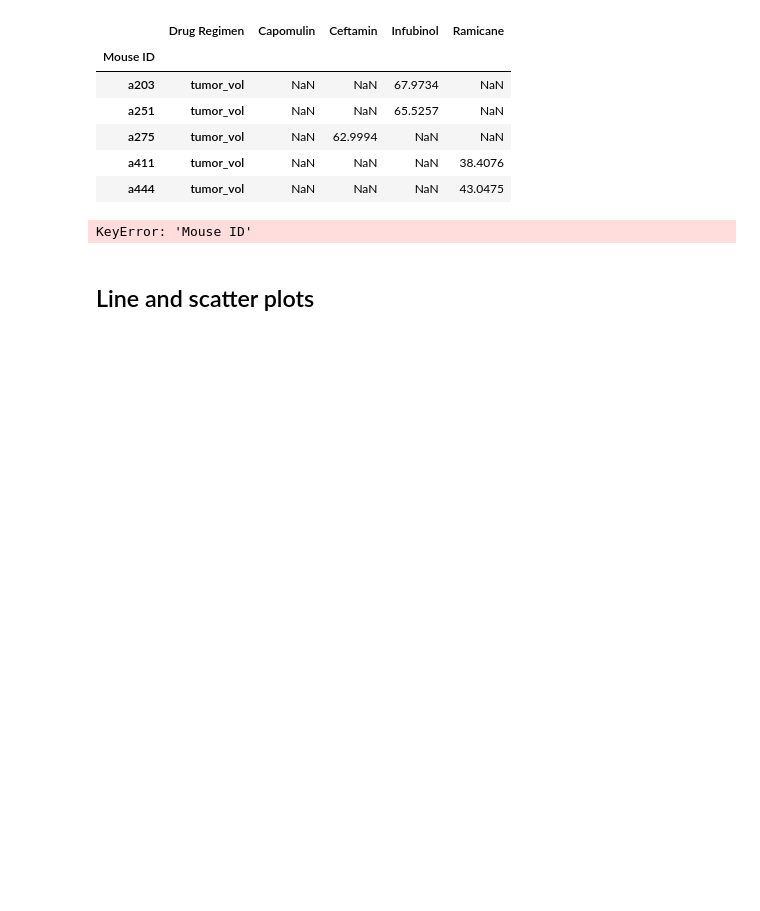
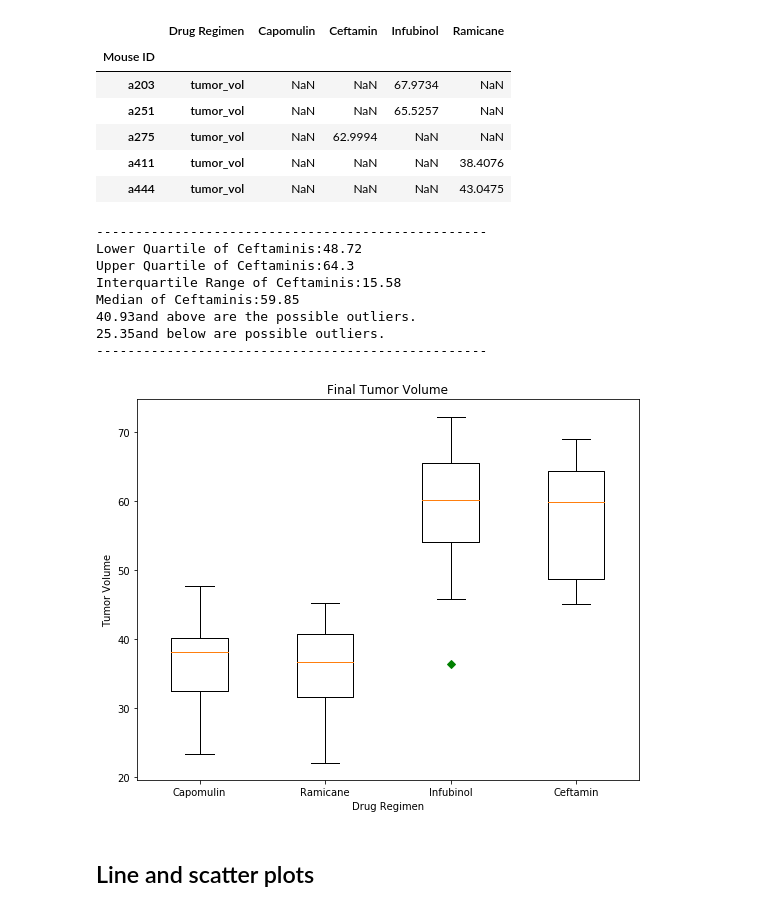
Before and after one commit to Avithegitty81/Matplotlib_Challenge, a Jupyter notebook: 05-Matplotlib/Instructions/Pymaceuticals/pymaceuticals_starter.ipynb, the cells around one changed output. Saved outputs shown, nothing was run; the diff lists cells and outputs as text; code cells hidden in the pictures; blank space fills up the shorter version.

```diff
--- a/05-Matplotlib/Instructions/Pymaceuticals/pymaceuticals_starter.ipynb
+++ b/05-Matplotlib/Instructions/Pymaceuticals/pymaceuticals_starter.ipynb
@@ -187,11 +191,11 @@ plt.show()
 # create a drug list
 drug_list = ["Capomulin", "Ramicane", "Infubinol", "Ceftamin"]
 # slice the data set
-drug_list = combined_data[combined_data["Drug Regimen"].isin(drug_list)]
-drug_list.head(50)
+drug_lists = combined_data[combined_data["Drug Regimen"].isin(drug_list)]
+drug_lists.head(50)
 
 # groupby drug regimen to determine the effectiveness
-drug_effect = drug_list.groupby(["Drug Regimen", "Mouse ID"]).agg(
+drug_effect = drug_lists.groupby(["Drug Regimen", "Mouse ID"]).agg(
     tumor_vol=("Tumor Volume (mm3)",lambda x:x.iloc[-1])).round(4)
 drug_effect
 
@@ -232,14 +236,33 @@ if counter == 0:
     print(f"--------------------------------------------------")
     counter += 1
 # %% [output]
-KeyError: 'Mouse ID'
+--------------------------------------------------
+Lower Quartile of Ceftaminis:48.72
+Upper Quartile of Ceftaminis:64.3
+Interquartile Range of Ceftaminis:15.58
+Median of Ceftaminis:59.85
+40.93and above are the possible outliers.
+25.35and below are possible outliers.
+--------------------------------------------------
 # %%
 # Generate a box plot of the final tumor volume of each mouse across four regimens of interest
 # make a list
 boxplot = []
 
 for drug in drug_list:
     boxplot.append(list(effect_unstack[drug].dropna()))
+
+# Boxplot labels and ticks
+fig1, ax = plt.subplots(figsize=(9,7))
+ax.set_title('Final Tumor Volume')
+ax.set_ylabel('Tumor Volume')
+ax.set_xlabel('Drug Regimen')
+ax.boxplot(boxplot, notch=0, sym='gD')
+plt.xticks([1, 2, 3, 4], drug_list)
+
+plt.show()
+# %% [output]
+[figure, added]
 # %% [markdown]
 ## Line and scatter plots
 # %%
```
Also changed, not shown: parts of 7 cells of this notebook, 1 other file.
